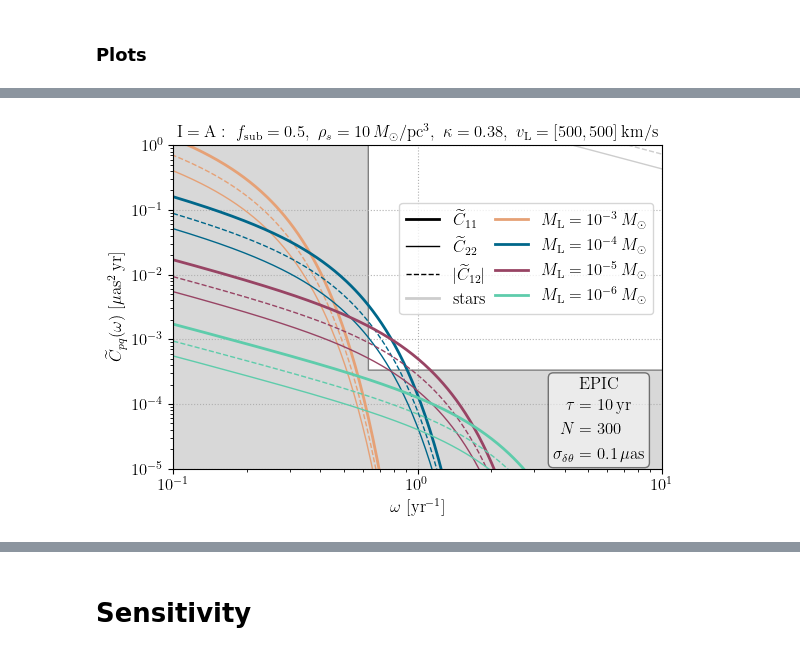
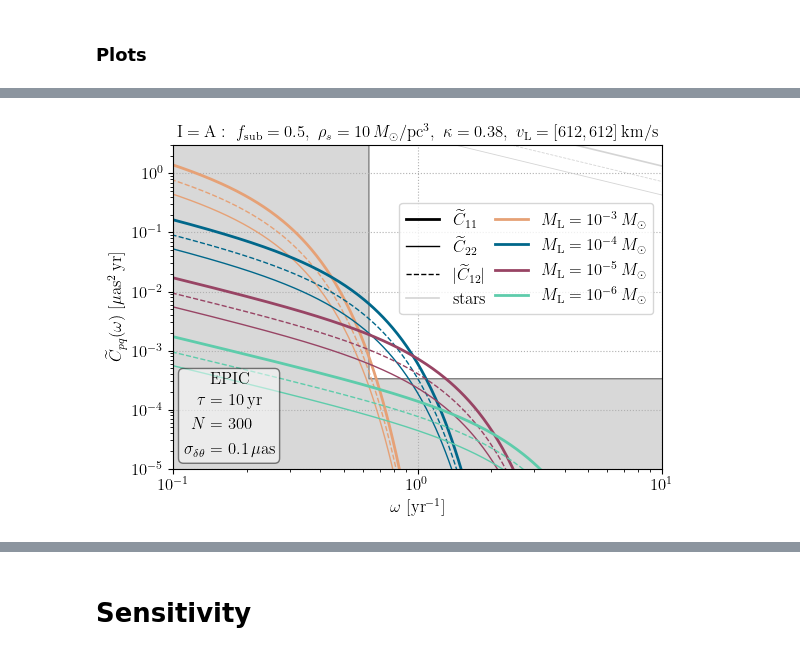
Before and after one commit to kenvantilburg/quaDM_lens, a Jupyter notebook: code/sensitivity.ipynb, the cells around one changed output, grey strips where cells are left out. Cells and saved outputs as stored; diff of their text form; code cells hidden in the pictures.

```diff
--- a/code/sensitivity.ipynb
+++ b/code/sensitivity.ipynb
@@ -17,12 +54,4 @@ from lenstronomy.LensModel.lens_model_extensions import LensModelExtensions
 from lenstronomy.LensModel.Solver.lens_equation_solver import LensEquationSolver
 # import lens model solver with 4 image positions constraints
 from lenstronomy.LensModel.Solver.solver4point import Solver4Point
-from lenstronomy.Plots.lens_plot import lens_model_plot
 from lenstronomy.Util import util
-
-xgfs_normal6 = 255**-1 * np.asarray([(64, 83, 211), (221, 179, 16), (181, 29, 20), (0, 190, 255), (251, 73, 176), (0, 178, 93), (202, 202, 202)])
-xgfs_normal12 = 255**-1 * np.asarray([(235, 172, 35), (184, 0, 88), (0, 140, 249), (0, 110, 0), (0, 187, 173), (209, 99, 230), (178, 69, 2), (255, 146, 135), (89, 84, 214), (0, 198, 248), (135, 133, 0), (0, 167, 108), (189, 189, 189)])
-xgfs_bright6 = 255**-1 * np.asarray([(239, 230, 69), (233, 53, 161), (0, 227, 255), (225, 86, 44), (83, 126, 255), (0, 203, 133), (238, 238, 238)])
-xgfs_dark6 = 255**-1 * np.asarray([(0, 89, 0), (0, 0, 120), (73, 13, 0), (138, 3, 79), (0, 90, 138), (68, 53, 0), (88, 88, 88)])
-xgfs_fancy6 = 255**-1 * np.asarray([(86, 100, 26), (192, 175, 251), (230, 161, 118), (0, 103, 138), (152, 68, 100), (94, 204, 171), (205, 205, 205)])
-xgfs_tarnish6 = 255**-1 * np.asarray([(39, 77, 82), (199, 162, 166), (129, 139, 112), (96, 78, 60), (140, 159, 183), (121, 104, 128), (192, 192, 192)])
@@ -32,12 +68,12 @@ xgfs_tarnish6 = 255**-1 * np.asarray([(39, 77, 82), (199, 162, 166), (129, 139,
 from params_B1422_231 import *
 
 v_obs = np.asarray([0,0]) * km / second
-v_lens = np.asarray([500,500]) * km / second
+v_lens = v_lens_fid  # BULK fiducial, |v_L| ~ 865 km/s (macro-magnified; see params_B1422_231)
 v_source = np.asarray([0,0]) * km / second
 
 vec_mu_source = mu_rel(v_obs, v_lens, v_source, z_lens, z_source, d_lens, d_source, d_lens_source)
 
-# observational errors
+# observational parameters
 t_int = 10 * year
 sigma_delta_theta = 0.1 * muas
 N_obs = 300
@@ -78,8 +114,10 @@ kappa_star = 0.05
 # %%
 kappa_l = kappa_fit * fraction_sub # DM microlens convergence at image locations
 
-vec_mu_tilde = np.tensordot(inv_jacobian_fit, vec_mu_source, axes=1) # lensed image proper motion vectors
-mu_tilde = np.linalg.norm(vec_mu_tilde, axis=1) # lensed image proper motion magnitudes
+vec_mu_tilde = np.tensordot(inv_jacobian_fit, vec_mu_source, axes=1) # lensed image proper motion vectors (bulk)
+# sweep rate across a subhalo's deflection field: d/dt[theta^I - theta_h] = B mu_bulk - mu_h,int;
+# the subhalo's own orbital motion enters UNMAGNIFIED (kinematics fix; see params_B1422_231):
+mu_tilde = np.sqrt(np.linalg.norm(vec_mu_tilde, axis=1)**2 + mu_int_drift**2) # image-vs-subhalo sweep rate
 
 # angle of vec_mu_tilde with respect to RA direction
 zeta = np.arctan2(vec_mu_tilde[:,1], vec_mu_tilde[:,0])
@@ -98,7 +136,8 @@ zeta = [-148.93020601   49.75872011 -106.01920173   76.88233461] degree
 # %% [markdown]
 ### Calculation
 # %%
-vec_omega = year**-1 * np.logspace(-3,3,int(1e3))
+vec_omega = np.logspace(-1.3, 1.3, 400) * year**-1  # angular-frequency grid for the PSD figures
+
 vec_M_l = np.asarray([1e-3,1e-4,1e-5,1e-6]) * M_Solar
 arr_C_ij_l = np.zeros((len(kappa_l),len(vec_M_l),2,2,len(vec_omega)))
 
@@ -154,40 +183,41 @@ ax.plot(vec_omega/year**-1, 0*np.abs(arr_C_pq_l[0,0,0,1])/(muas**2*year), color=
 idx_l = 0
 for i in [idx_l]:
 
-        ax.plot(vec_omega/year**-1, arr_C_pq_star[i,0,0]/(muas**2*year), color=colors[4], lw=2,
+        # naive stellar PSD: plotted de-emphasized, since the stars are measured and
+        # subtracted star by star via intensity-interferometric shape fits (companion paper)
+        ax.plot(vec_omega/year**-1, arr_C_pq_star[i,0,0]/(muas**2*year), color=colors[4], lw=1.2, alpha=0.85,
                 label='stars')
-                #label=r'$\kappa_* = %.2g\\ M_* = %.1g \, M_\odot$' % (kappa_star,(M_star/M_Solar)))
-        ax.plot(vec_omega/year**-1, arr_C_pq_star[i,1,1]/(muas**2*year), color=colors[4], lw=1)
-        ax.plot(vec_omega/year**-1, arr_C_pq_star[i,0,1]/(muas**2*year), color=colors[4], lw=1,ls='dashed')
+        ax.plot(vec_omega/year**-1, arr_C_pq_star[i,1,1]/(muas**2*year), color=colors[4], lw=0.6, alpha=0.85)
+        ax.plot(vec_omega/year**-1, arr_C_pq_star[i,0,1]/(muas**2*year), color=colors[4], lw=0.6, alpha=0.85, ls='dashed')
 
         for j, M_l in enumerate(vec_M_l):
                 ax.plot(vec_omega/year**-1, arr_C_pq_l[i,j,0,0]/(muas**2*year), color=colors[j], lw=2,
                         label=r'$M_\mathrm{L} = 10^{%.2g} \, M_\odot$' % np.log10(M_l/M_Solar))
                 ax.plot(vec_omega/year**-1, arr_C_pq_l[i,j,1,1]/(muas**2*year), color=colors[j], lw=1)
                         #label=r'$C^\mathrm{DM}_{22}, M_\mathrm{L} = 10^{%.2g} \, M_\odot$' % np.log10(M_l/M_Solar))
                 ax.plot(vec_omega/year**-1, np.abs(arr_C_pq_l[i,j,0,1])/(muas**2*year), color=colors[j],lw=1,ls='dashed')
                         #label=r'$C^\mathrm{DM}_{12}, M_\mathrm{L} = 10^{%.2g} \, M_\odot$' % np.log10(M_l/M_Solar))
 
 ax.fill_between(vec_omega/year**-1,vec_C_EPIC/(muas**2*year),
                 color=(0.5,0.5,0.5,1), facecolor=(0.5,0.5,0.5,0.3), ls='solid',lw=1)#label=r'$\mathrm{EPIC}$')
 
 
 ax.set_xscale('log')
 ax.set_yscale('log')
 ax.set_xlabel(r'$\omega~ [\mathrm{yr}^{-1}$]')
 ax.set_ylabel(r'$\widetilde{C}_{pq}(\omega) ~[\mathrm{\mu as^2 \, yr}]$')
 ax.grid(ls='dotted')
 ax.set_xlim(1e-1,1e1);
-ax.set_ylim(1e-5,1e0)
+ax.set_ylim(1e-5,3e0)
 ax.legend(loc='center right', bbox_to_anchor=(1, 0.65),ncol=2,labelspacing=0.5, columnspacing=0.5);
-ax.text(0.85e1,5.6e-5,
+ax.text(1.1e-1,1.5e-5,
         r'\begin{align*} \text{EPIC} \end{align*} \vspace{-3em} \begin{align*}\tau &= %.5g \,\mathrm{yr} \\ N &= %.5g \\ \sigma_{\delta \theta} &= %.5g \, \mathrm{ \mu as} \end{align*}'
         % ((t_int/year),(N_obs),(sigma_delta_theta/muas)),
-        ha='right',va='center',bbox=dict(boxstyle='round', facecolor='white', alpha=0.5));
+        ha='left',va='bottom',bbox=dict(boxstyle='round', facecolor='white', alpha=0.5));
 ax.set_title(r'$\text{I}=\mathrm{%s}: ~f_\mathrm{sub} = %.1g, ~\rho_s = %.2g \,M_\odot/\mathrm{pc^3}, ~\kappa = %.2g, ~v_\mathrm{L} = [%.3g,%.3g] \,\mathrm{km/s}$'
               % (labels[idx_l], fraction_sub, (rho_s/(M_Solar/pc**3)), kappa_fit[idx_l], (v_lens[0]/(km/second)), (v_lens[1]/(km/second))),
               fontsize=12);
 fig.savefig('../figs/CtildeA.pdf', bbox_inches='tight')
 # %% [output]
-[figure, old version]
+[figure, new version]
 # %%
```
Also changed, not shown: parts of 29 cells of this notebook, 30 other files.
